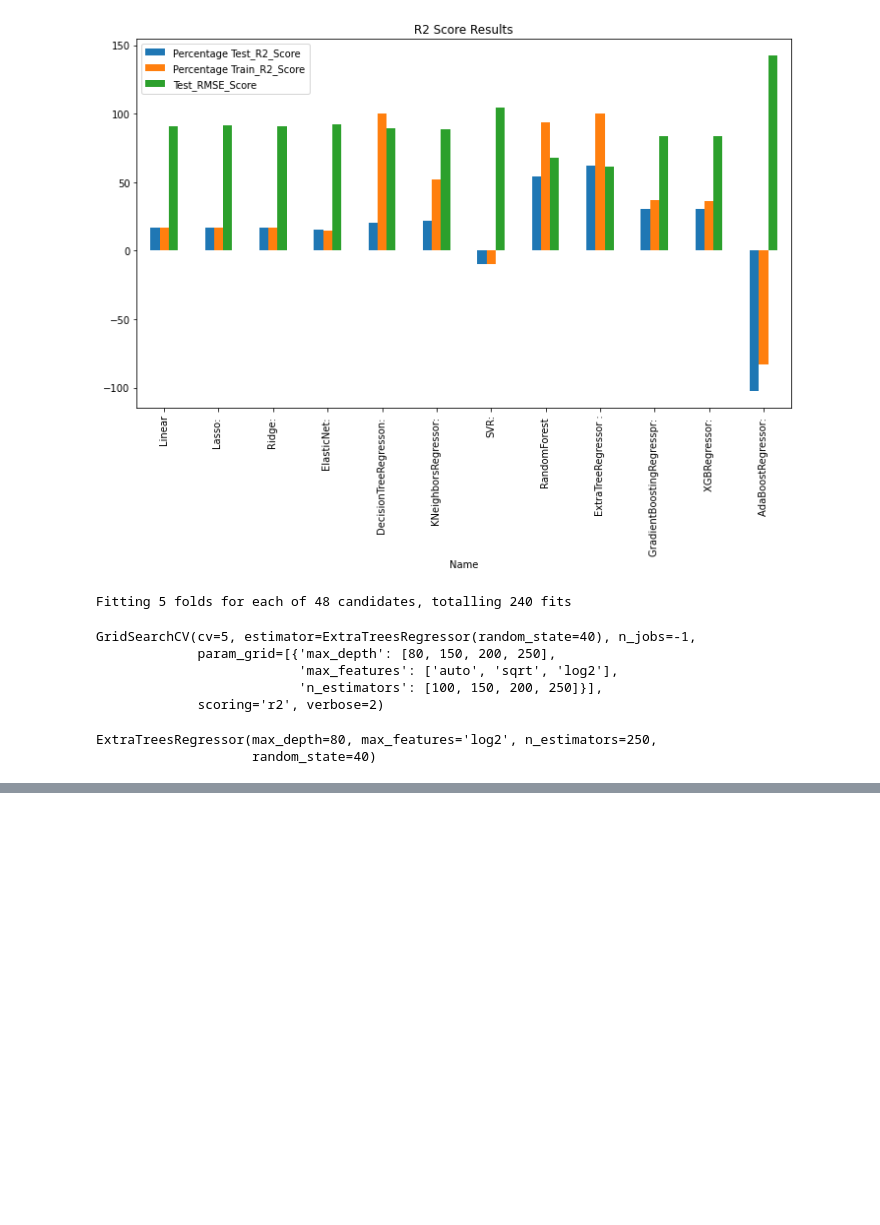
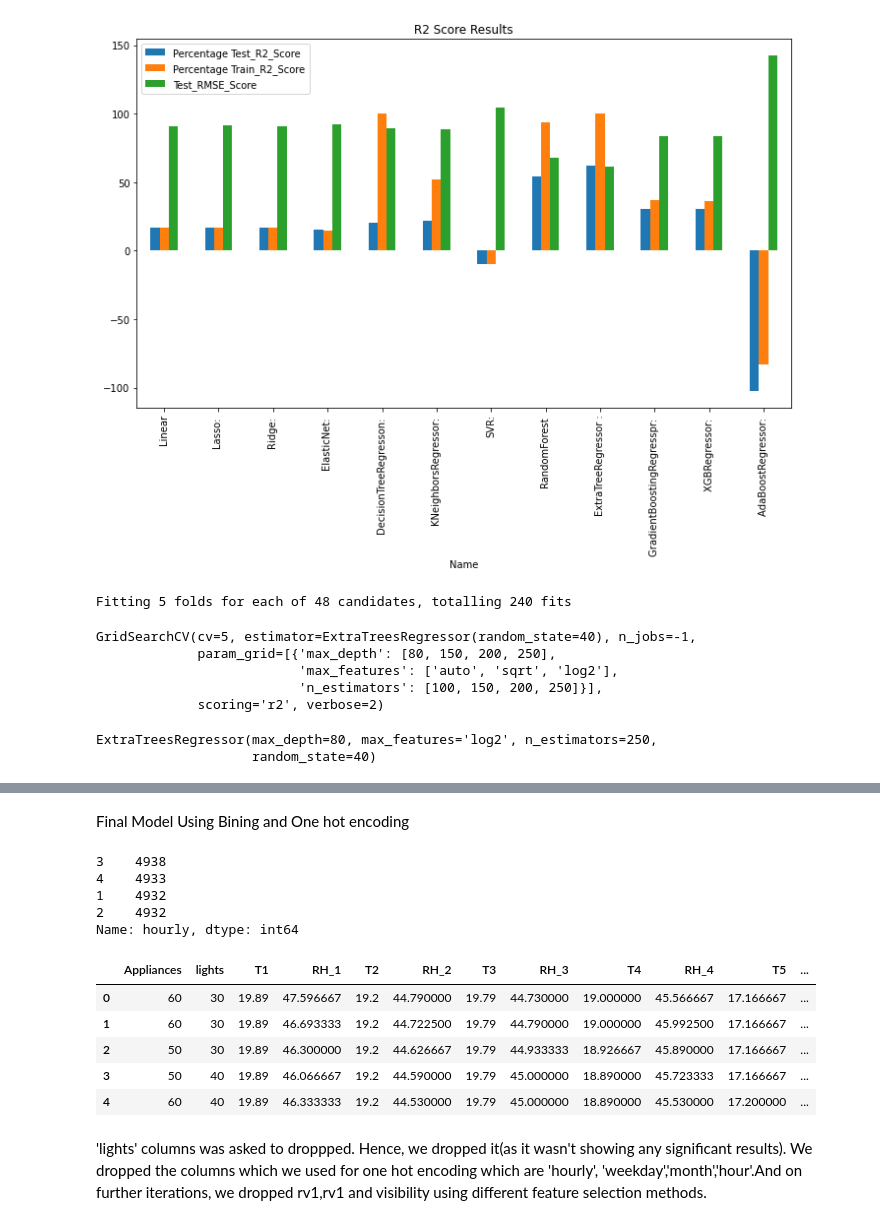
Before and after one commit to AnannyaSagar/Energy-Appliances-Prediction, a Jupyter notebook: Energy_Prediction_of_Appliances.ipynb, the cells around one changed output, grey strips where cells are left out. Saved outputs shown, nothing was run; the diff lists cells and outputs as text; code cells hidden in the pictures; blank space fills up the shorter version.

```diff
--- a/Energy_Prediction_of_Appliances.ipynb
+++ b/Energy_Prediction_of_Appliances.ipynb
@@ -442,0 +444,37 @@ reg_model_data
+# %% [markdown]
+Final Model Using Bining and One hot encoding
+# %%
+# Binning of hour column into different buckets
+def hourly_basis(hr):
+  if 0 <= hr <= 5:
+    return 1
+  elif 6 <= hr <= 11:
+    return 2
+  elif 12<= hr <=17:
+    return 3
+  else:
+    return 4
+# %%
+df1['hourly'] = df1['hour'].apply(hourly_basis)
+df1['hourly'].value_counts()
+# %% [output]
+3    4938
+4    4933
+1    4932
+2    4932
+Name: hourly, dtype: int64
+# %%
+# creating instance of one-hot-encoder
+enc = OneHotEncoder(handle_unknown='ignore')
+# passing bridge-types-cat column (label encoded values of bridge_types)
+enc_df = pd.DataFrame(enc.fit_transform(df1[['hourly','month','weekday']]).toarray())
+# merge with main df1 on key values
+df1 = df1.join(enc_df)
+df1.head()
+# %% [output]
+|  | Appliances | lights | T1 | RH_1 | T2 | RH_2 | T3 | RH_3 | T4 | RH_4 | T5 | ... |
+| 0 | 60 | 30 | 19.89 | 47.596667 | 19.2 | 44.790000 | 19.79 | 44.730000 | 19.000000 | 45.566667 | 17.166667 | ... |
+| 1 | 60 | 30 | 19.89 | 46.693333 | 19.2 | 44.722500 | 19.79 | 44.790000 | 19.000000 | 45.992500 | 17.166667 | ... |
+| 2 | 50 | 30 | 19.89 | 46.300000 | 19.2 | 44.626667 | 19.79 | 44.933333 | 18.926667 | 45.890000 | 17.166667 | ... |
+| 3 | 50 | 40 | 19.89 | 46.066667 | 19.2 | 44.590000 | 19.79 | 45.000000 | 18.890000 | 45.723333 | 17.166667 | ... |
+| 4 | 60 | 40 | 19.89 | 46.333333 | 19.2 | 44.530000 | 19.79 | 45.000000 | 18.890000 | 45.530000 | 17.200000 | ... |
@@ -442,0 +485,3 @@ reg_model_data
+# %% [markdown]
+'lights' columns was asked to droppped. Hence, we dropped it(as it wasn't showing any significant results).
+We dropped the columns which we used for one hot encoding which are 'hourly', 'weekday','month','hour'.And on further iterations, we dropped rv1,rv1 and visibility using different feature selection methods.
```
Also changed, not shown: parts of 28 cells of this notebook.
